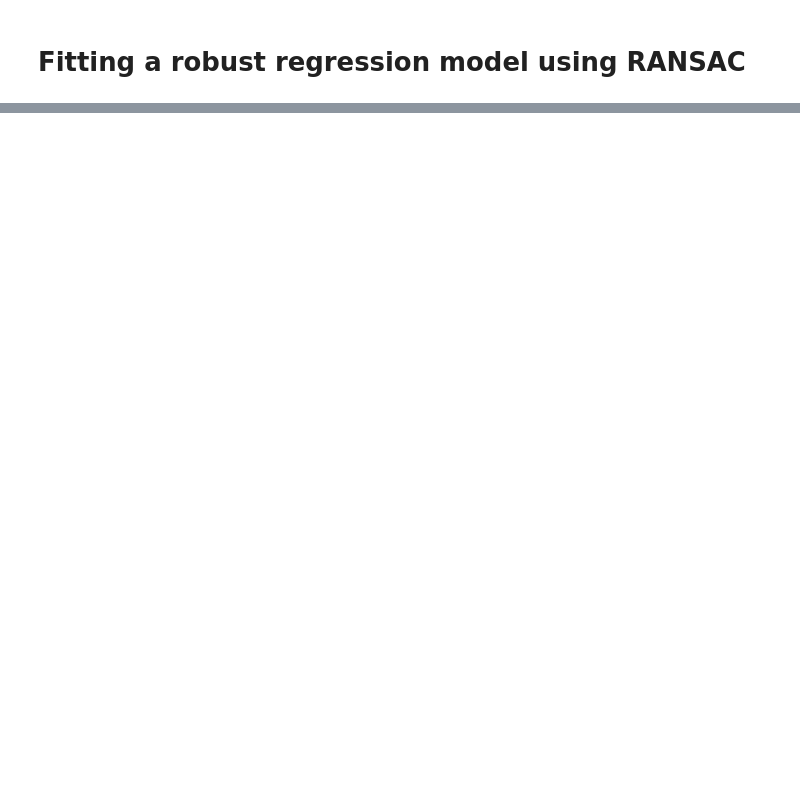
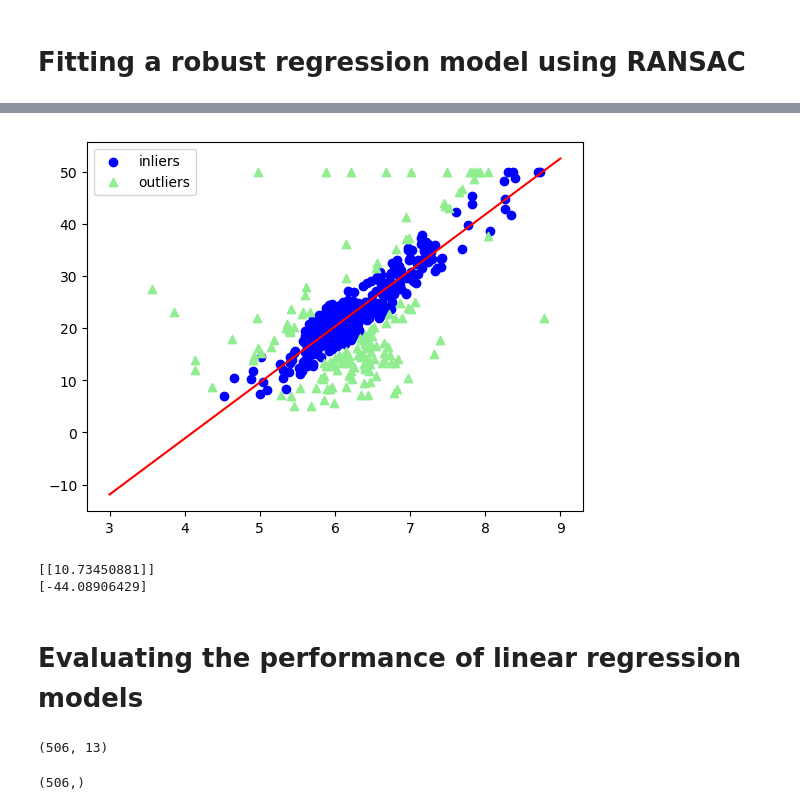
Before and after one commit to hehuilong/pml, a Jupyter notebook: Chapter_10.ipynb, the cells around one changed output, grey strips where cells are left out. Drawn from its saved outputs; the diff is of its cells as text; code cells hidden in the pictures; blank space fills up the shorter version.

Commit message:
linear reg first part

```diff
--- a/Chapter_10.ipynb
+++ b/Chapter_10.ipynb
@@ -226,5 +226,8 @@ from sklearn.linear_model import RANSACRegressor
 ransac = RANSACRegressor(LinearRegression(),
                          max_trials=100,
                          min_samples=50,
-
+                         residual_metric=lambda dy:np.sum(np.abs(dy), axis=1),
+                         residual_threshold=5.0,
+                         random_state=0
                         )
+ransac.fit(X, y)
@@ -230,0 +241,21 @@ ransac = RANSACRegressor(LinearRegression(),
+# %%
+inlier_mask = ransac.inlier_mask_
+outlier_mask = np.logical_not(inlier_mask)
+line_X = np.arange(3, 10, 1)
+line_y_ransac = ransac.predict(line_X[:, np.newaxis])
+# %%
+plt.scatter(X[inlier_mask], y[inlier_mask], color='blue', marker='o', label='inliers')
+plt.scatter(X[outlier_mask], y[outlier_mask], color='lightgreen', marker='^', label='outliers')
+plt.plot(line_X, line_y_ransac, color='red')
+plt.legend()
+plt.show()
+# %% [output]
+[figure, added]
+# %%
+print(ransac.estimator_.coef_)
+print(ransac.estimator_.intercept_)
+# %% [output]
+[[10.73450881]]
+[-44.08906429]
+# %% [markdown]
+# Evaluating the performance of linear regression models
@@ -230,0 +271,8 @@ ransac = RANSACRegressor(LinearRegression(),
+# %%
+X.shape
+# %% [output]
+(506, 13)
+# %%
+y.shape
+# %% [output]
+(506,)
```
Also changed, not shown: parts of 14 cells of this notebook.
